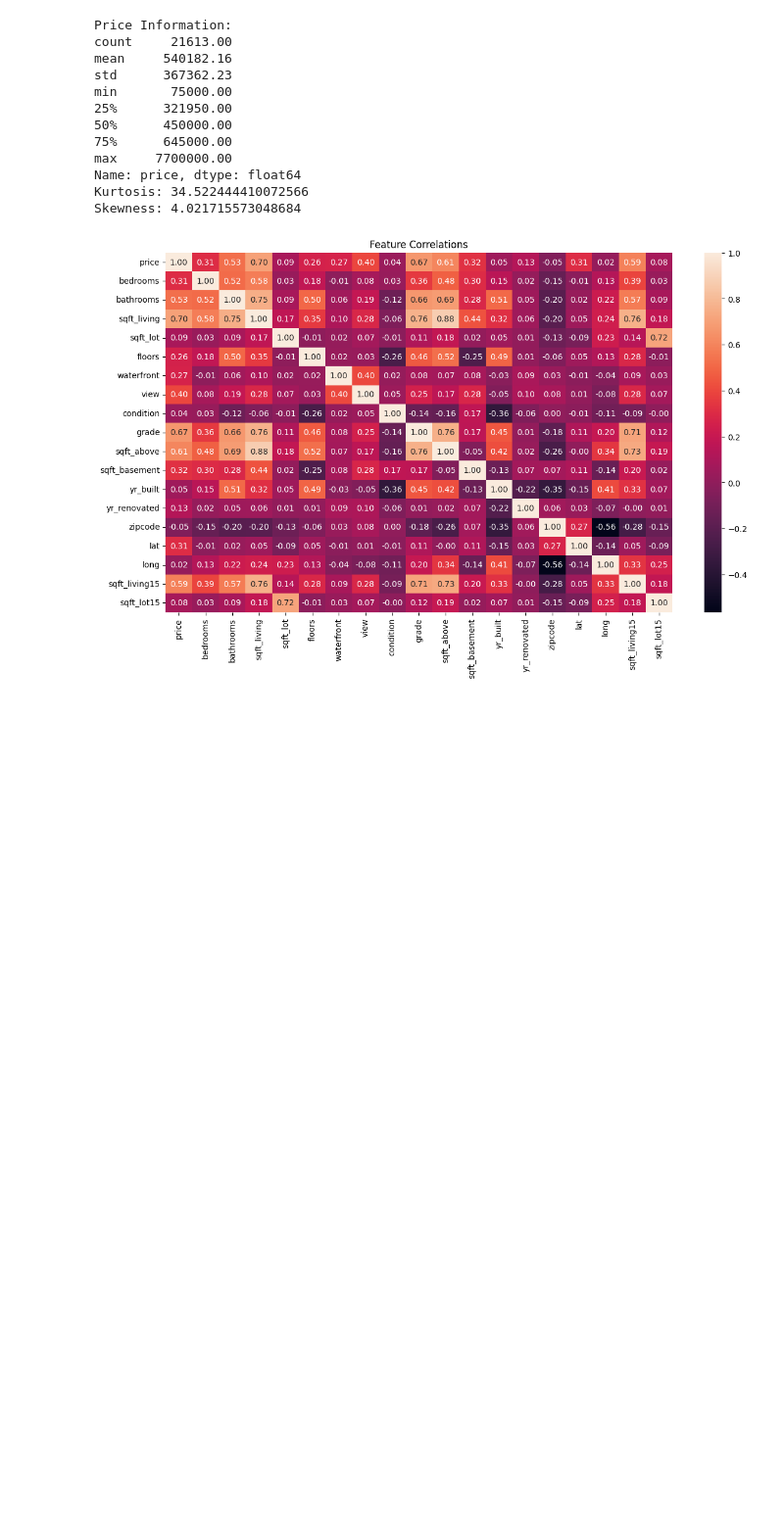
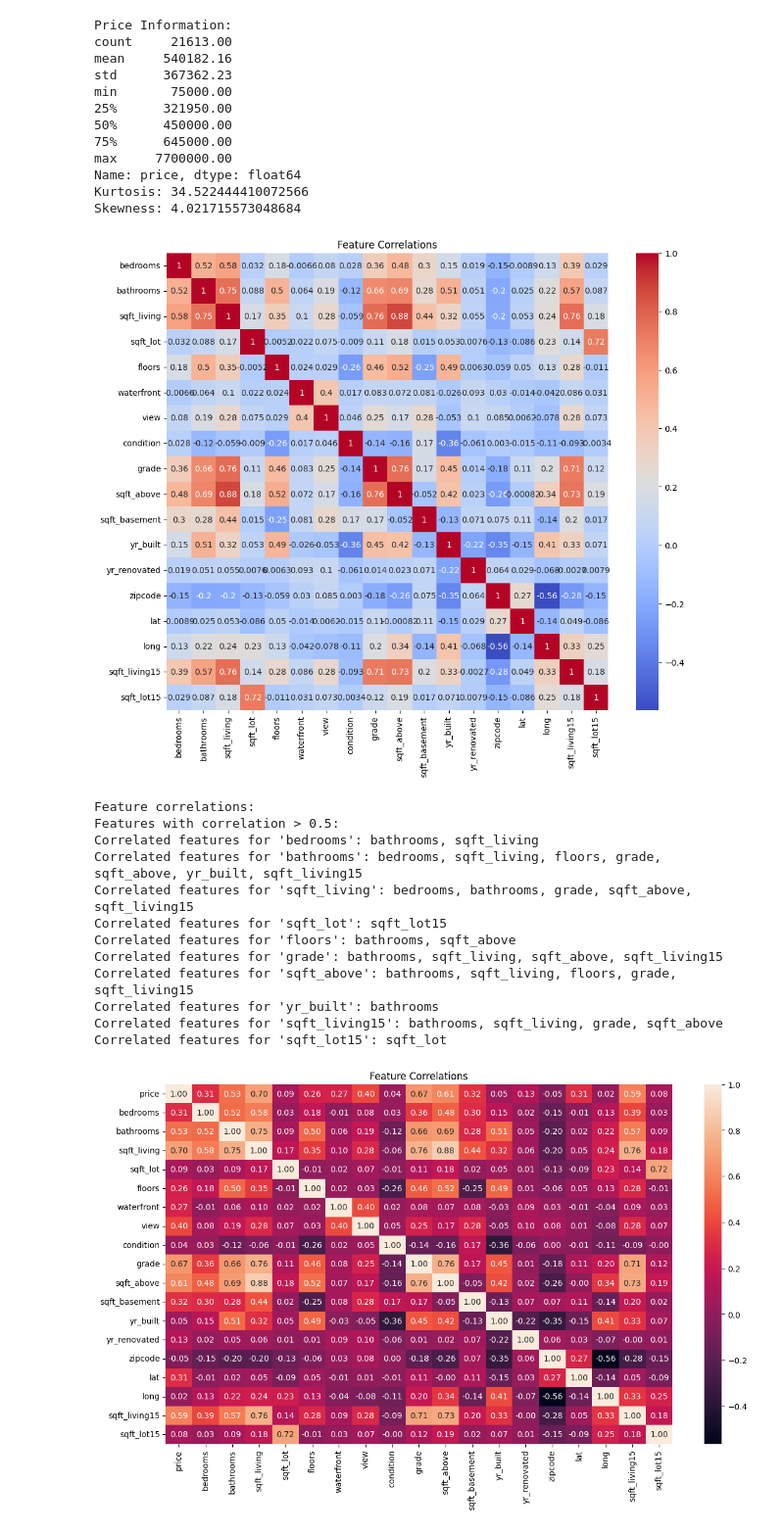
Before and after one commit to camilla8989/pythonstudy, a Jupyter notebook: House_Price.ipynb, the cells around one changed output. Shown at 98% size. Drawn from its saved outputs; the diff is of its cells as text; code cells hidden in the pictures; blank space fills up the shorter version.

```diff
--- a/House_Price.ipynb
+++ b/House_Price.ipynb
@@ -45,6 +45,55 @@ max     7700000.00
 Name: price, dtype: float64
 Kurtosis: 34.522444410072566
 Skewness: 4.021715573048684
+# %%
+import pandas as pd
+import seaborn as sns
+import matplotlib.pyplot as plt
+from sklearn.preprocessing import StandardScaler
+
+# Load the dataset
+df = pd.read_csv('house_dataset.csv')
+
+# Drop 'id', 'date', and 'price' columns
+df = df.drop(['id', 'date', 'price'], axis=1)
+
+# Scale the features
+scaler = StandardScaler()
+scaled_features = scaler.fit_transform(df.values)
+
+# Create a DataFrame with scaled features
+df_scaled = pd.DataFrame(scaled_features, columns=df.columns)
+
+# Compute correlation matrix
+corr_matrix = df_scaled.corr()
+
+# Plot heatmap of feature correlations
+plt.figure(figsize=(12, 10))
+sns.heatmap(corr_matrix, annot=True, cmap='coolwarm')
+plt.title("Feature Correlations")
+plt.show()
+
+# Print features with correlation > 0.5
+print("Features with correlation > 0.5:")
+for feature in corr_matrix.columns:
+    correlated_features = corr_matrix[corr_matrix[feature] > 0.5].index.tolist()
+    correlated_features.remove(feature)
+    if correlated_features:
+        print(f"Correlated features for '{feature}': {', '.join(correlated_features)}")
+# %% [output]
+[figure, added]
+Feature correlations:
+Features with correlation > 0.5:
+Correlated features for 'bedrooms': bathrooms, sqft_living
+Correlated features for 'bathrooms': bedrooms, sqft_living, floors, grade, sqft_above, yr_built, sqft_living15
+Correlated features for 'sqft_living': bedrooms, bathrooms, grade, sqft_above, sqft_living15
+Correlated features for 'sqft_lot': sqft_lot15
+Correlated features for 'floors': bathrooms, sqft_above
+Correlated features for 'grade': bathrooms, sqft_living, sqft_above, sqft_living15
+Correlated features for 'sqft_above': bathrooms, sqft_living, floors, grade, sqft_living15
+Correlated features for 'yr_built': bathrooms
+Correlated features for 'sqft_living15': bathrooms, sqft_living, grade, sqft_above
+Correlated features for 'sqft_lot15': sqft_lot
 # %%
 import pandas as pd
 import numpy as np
```
Also changed, not shown: parts of 5 cells of this notebook.
